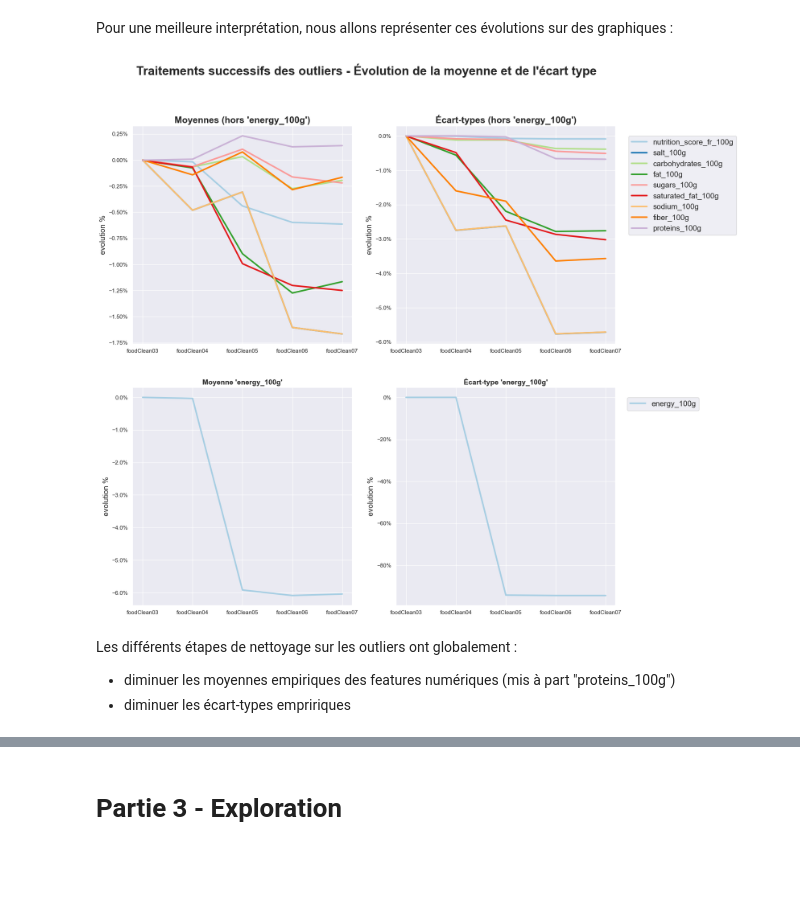
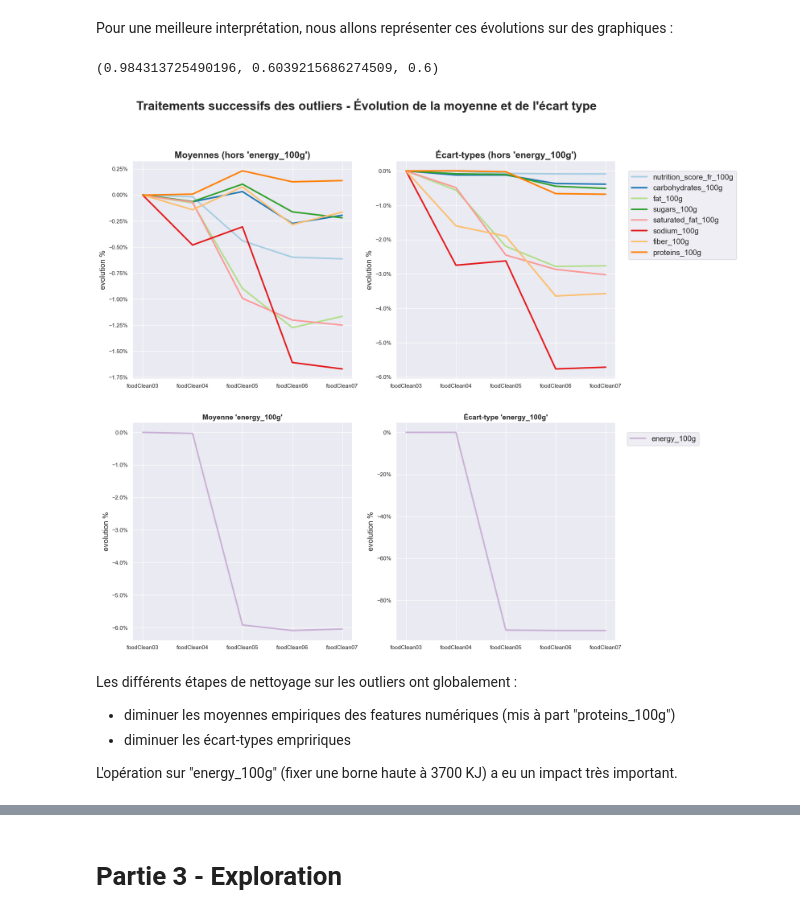
Before and after one commit to ClementPatin/OC-P3, a Jupyter notebook: Patin_Clement_1_notebook_052023.ipynb, the cells around one changed output, grey strips where cells are left out. Saved outputs shown, nothing was run; the diff lists cells and outputs as text; code cells hidden in the pictures; blank space fills up the shorter version.

```diff
--- a/Patin_Clement_1_notebook_052023.ipynb
+++ b/Patin_Clement_1_notebook_052023.ipynb
@@ -703,3 +738,5 @@ On a retiré  124  produits dont la somme des ..._100g faisait plus de 100g
+# %%
+foodClean06=foodClean06[workFeatures]
 # %% [markdown]
 ### P2.3.5. Masse d'un sous-composant > macro-composant
 
@@ -717,8 +753,6 @@ mask_MicroAboveMacro=(
     ((foodClean06['saturated_fat_100g']>foodClean06["fat_100g"]*thresholdRate)&(foodClean06["fat_100g"].notna()))
     |
     ((foodClean06['sugars_100g']>foodClean06['carbohydrates_100g']*thresholdRate)&(foodClean06['carbohydrates_100g'].notna()))
-    |
-    ((foodClean06['sodium_100g']>foodClean06['salt_100g']*thresholdRate)&(foodClean06['salt_100g'].notna()))
 )
 # %%
 # exclude products
@@ -746,7 +780,7 @@ listFoodCleanDfs = [
 ]
 
 # list of names of numerical features
-numericalFeatureNames=foodClean03.select_dtypes("float64").columns.tolist()
+numericalFeatureNames=foodClean07.select_dtypes("float64").columns.tolist()
 numericalFeatureNames.remove("energy_100g")
 numericalFeatureNames.append("energy_100g") # put "energy_100g" at the end of the list
 
@@ -764,12 +798,12 @@ listOfStds=[
 # %%
 # lists to store the evolution between each cleaning stage
 listEvolOfStd=[
-    [(listOfStds[i+1][col]-listOfStds[i][col])/listOfStds[i][col] for col in range(len(numericalFeatureNames))]
+    [(listOfStds[i+1][idxcol]-listOfStds[i][idxcol])/listOfStds[i][idxcol] for idxcol in range(len(numericalFeatureNames))]
     for i in range(len(listFoodCleanDfs)-1)
 ]
 
 listEvolOfMean=[
-    [(listOfMeans[i+1][col]-listOfMeans[i][col])/listOfMeans[i][col] for col in range(len(numericalFeatureNames))]
+    [(listOfMeans[i+1][idxcol]-listOfMeans[i][idxcol])/listOfMeans[i][idxcol] for idxcol in range(len(numericalFeatureNames))]
     for i in range(len(listOfMeans)-1)
 ]
 
@@ -778,10 +812,14 @@ cumSumEvolOfStd=np.cumsum(listEvolOfStd,axis=0)
 cumSumEvolOfMean=np.cumsum(listEvolOfMean,axis=0)
 # %% [markdown]
 Pour une meilleure interprétation, nous allons représenter ces évolutions sur des graphiques :
+# %%
+sns.color_palette("Paired")[4]
+# %% [output]
+(0.984313725490196, 0.6039215686274509, 0.6)
 # %%
 # visualisations of empirical mean and std evolution for each cleaning stage
 
-sns.set_palette("Paired") # set color palette
+palette=sns.color_palette("Paired") # set color palette
 fig,axs=plt.subplots(2,2,sharex=False,figsize=(17,17)) # 4 plots
 
 axs=axs.reshape(axs.size) # reshape for easier iteration
@@ -796,52 +834,59 @@ for idxCol in range(len(numericalFeatureNames)) :
             ax=axs[0],
             x=[i+3 for i in range(6-1)],
             y=[cumSumEvolOfMean[i][idxCol] for i in range(6-1)],
-            linewidth = 3
+            linewidth = 3,
+            palette=palette
         )
 
         sns.lineplot(
             ax=axs[1],
             x=[i+3 for i in range(6-1)],
             y=[cumSumEvolOfStd[i][idxCol] for i in range(6-1)],
-            linewidth = 3
+            linewidth = 3,
+            palette=palette
         )
 
     else :
         sns.lineplot(
             ax=axs[2],
             x=[i+3 for i in range(6-1)],
             y=[cumSumEvolOfMean[i][idxCol] for i in range(6-1)],
-            linewidth = 3
+            linewidth = 3,
+            color=palette[idxCol]
         )
 
         sns.lineplot(
             ax=axs[3],
             x=[i+3 for i in range(6-1)],
             y=[cumSumEvolOfStd[i][idxCol] for i in range(6-1)],
-            linewidth = 3
+            linewidth = 3,
+            color=palette[idxCol]
         )
 
 # axs titles
 axs[0].set_title("Moyennes (hors 'energy_100g')", fontweight="bold",fontsize=18)
 axs[1].set_title("Écart-types (hors 'energy_100g')", fontweight="bold",fontsize=18)
 axs[2].set_title("Moyenne 'energy_100g'", fontweight="bold",fontsize=14)
 axs[3].set_title("Écart-type 'energy_100g'", fontweight="bold",fontsize=14)
 
 # for each plot
 for i in range(len(axs)) :
     axs[i].set_xticks([3,4,5,6,7]) # 1 tick for 1 cleaning stage
     axs[i].set_xticklabels(["foodClean0"+str(i+3) for i in range(5)]) # name xticks with names of dataframes
     axs[i].set_ylabel("evolution %",fontsize=15) # set y label
     axs[i].yaxis.set_major_formatter(mtick.PercentFormatter(xmax=1)) # use matplotlib.ticker to format y axis as percent
 
 fig.legend(numericalFeatureNames[:-1],bbox_to_anchor=(1.1,0.87),fontsize=15) # set legend - each numerical feature name...
-fig.legend([numericalFeatureNames[-1]],bbox_to_anchor=(1.04,0.45),fontsize=15) # ... except for "energy_100g", on a different legend
+legEnergy=fig.legend([numericalFeatureNames[-1]],bbox_to_anchor=(1.04,0.45),fontsize=15) # ... except for "energy_100g", on a different legend
+legEnergy.legendHandles[0].set_color(palette[numericalFeatureNames.index("energy_100g")]) # choose the right color from the palette for energy legend
 fig.suptitle("Traitements successifs des outliers - Évolution de la moyenne et de l'écart type", fontweight="bold",fontsize=24) # main title
 
 plt.show()
 # %% [output]
-[figure, old version]
+[figure, new version]
 # %% [markdown]
 Les différents étapes de nettoyage sur les outliers ont globalement :
 - diminuer les moyennes empiriques des features numériques (mis à part "proteins_100g")
 - diminuer les écart-types empririques
+
+L'opération sur "energy_100g" (fixer une borne haute à 3700 KJ) a eu un impact très important.
```
Also changed, not shown: parts of 37 cells of this notebook.
